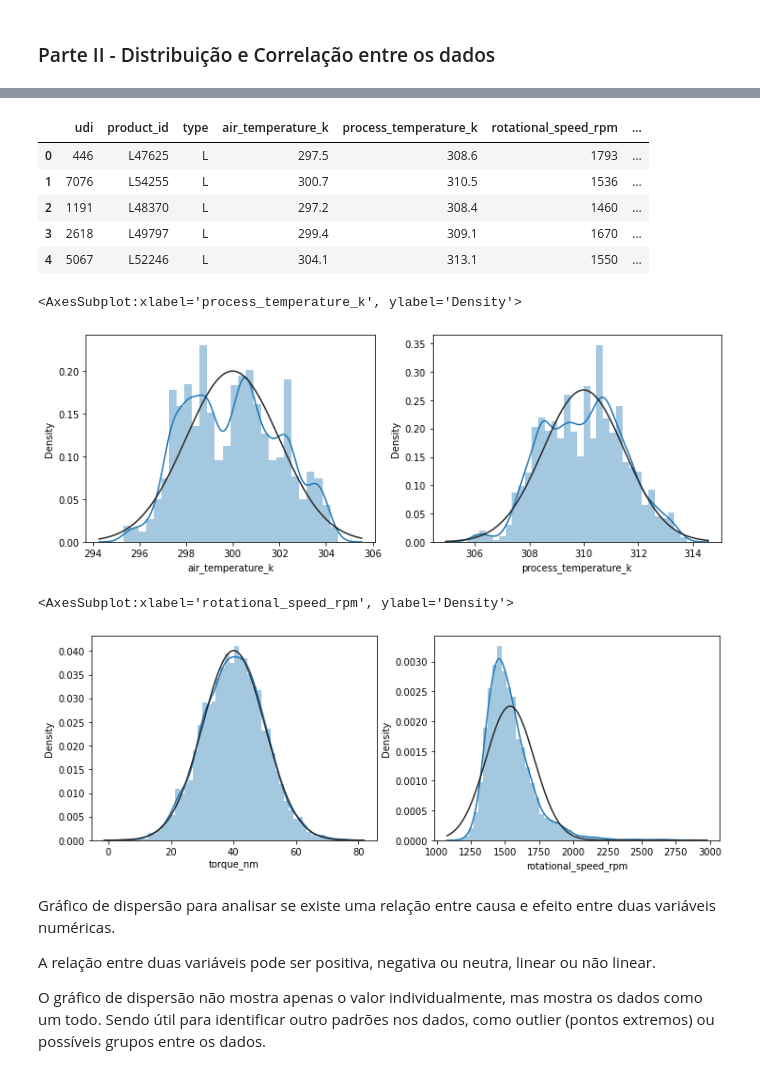
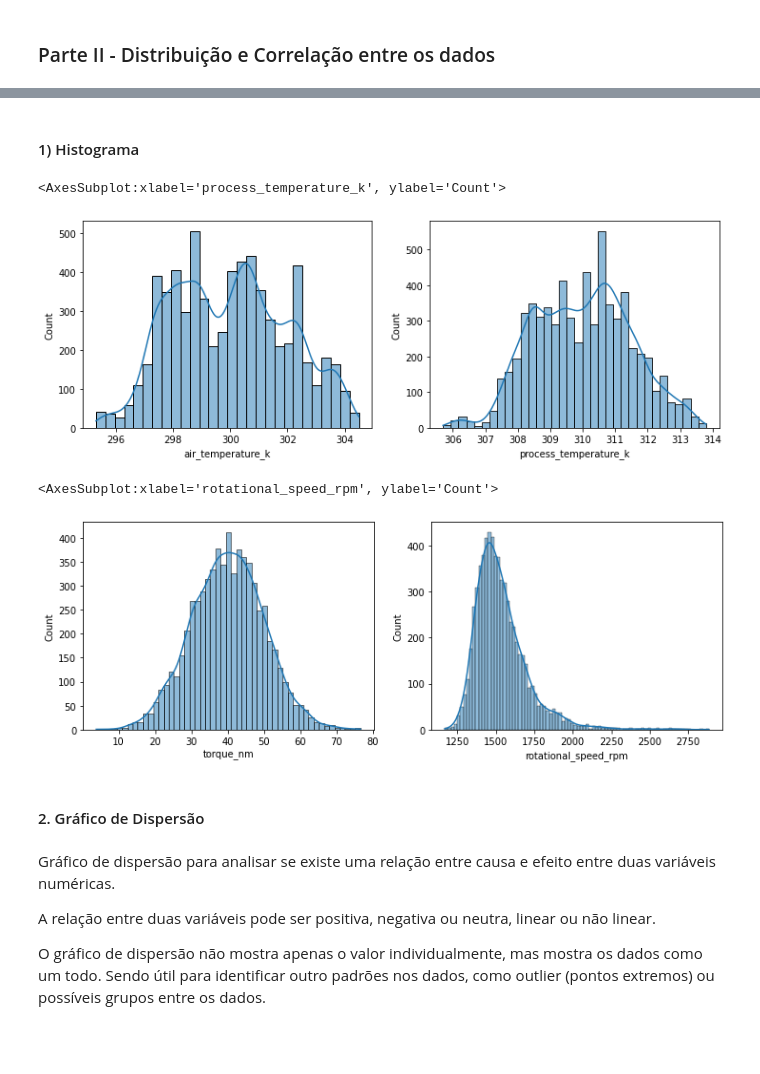
Before and after one commit to danielemontenegro/desafio_indicium_dani_montenegro, a Jupyter notebook: eda.ipynb, the cells around one changed output, grey strips where cells are left out. Cells and saved outputs as stored; diff of their text form; code cells hidden in the pictures; blank space fills up the shorter version.

```diff
--- a/eda.ipynb
+++ b/eda.ipynb
@@ -211,30 +206,25 @@ As colunas aos quais foram calculadas foram: air_temperature_k, process_temperat
-# %%
-df_teste.head()
-# %% [output]
-|  | udi | product_id | type | air_temperature_k | process_temperature_k | rotational_speed_rpm | ... |
-| 0 | 446 | L47625 | L | 297.5 | 308.6 | 1793 | ... |
-| 1 | 7076 | L54255 | L | 300.7 | 310.5 | 1536 | ... |
-| 2 | 1191 | L48370 | L | 297.2 | 308.4 | 1460 | ... |
-| 3 | 2618 | L49797 | L | 299.4 | 309.1 | 1670 | ... |
-| 4 | 5067 | L52246 | L | 304.1 | 313.1 | 1550 | ... |
+# %% [markdown]
+#### 1) Histograma
 # %%
 fig, ax = plt.subplots(1,2)
 width, height = fig.get_size_inches()
 fig.set_size_inches(width*2, height)
-sn.distplot(df_treino['air_temperature_k'], ax=ax[0], fit=stats.norm)
-sn.distplot(df_treino['process_temperature_k'], ax=ax[1], fit=stats.norm)
+sn.histplot(df_treino['air_temperature_k'], ax=ax[0], kde=True)
+sn.histplot(df_treino['process_temperature_k'], ax=ax[1], kde=True)
 # %% [output]
-<AxesSubplot:xlabel='process_temperature_k', ylabel='Density'>
+<AxesSubplot:xlabel='process_temperature_k', ylabel='Count'>
-[figure, old version]
+[figure, new version]
 # %%
 fig, ax = plt.subplots(1,2)
 width, height = fig.get_size_inches()
 fig.set_size_inches(width*2, height)
-sn.distplot(df_treino['torque_nm'], ax=ax[0], fit=stats.norm)
-sn.distplot(df_treino['rotational_speed_rpm'], ax=ax[1], fit=stats.norm)
+sn.histplot(df_treino['torque_nm'], ax=ax[0], kde=True)
+sn.histplot(df_treino['rotational_speed_rpm'], ax=ax[1], kde=True)
 # %% [output]
-<AxesSubplot:xlabel='rotational_speed_rpm', ylabel='Density'>
+<AxesSubplot:xlabel='rotational_speed_rpm', ylabel='Count'>
-[figure, old version]
+[figure, new version]
+# %% [markdown]
+#### 2. Gráfico de Dispersão
 # %% [markdown]
 Gráfico de dispersão para analisar se existe uma relação entre causa e efeito entre duas variáveis numéricas.
 
```
Also changed, not shown: parts of 10 cells of this notebook, 2 other files.
